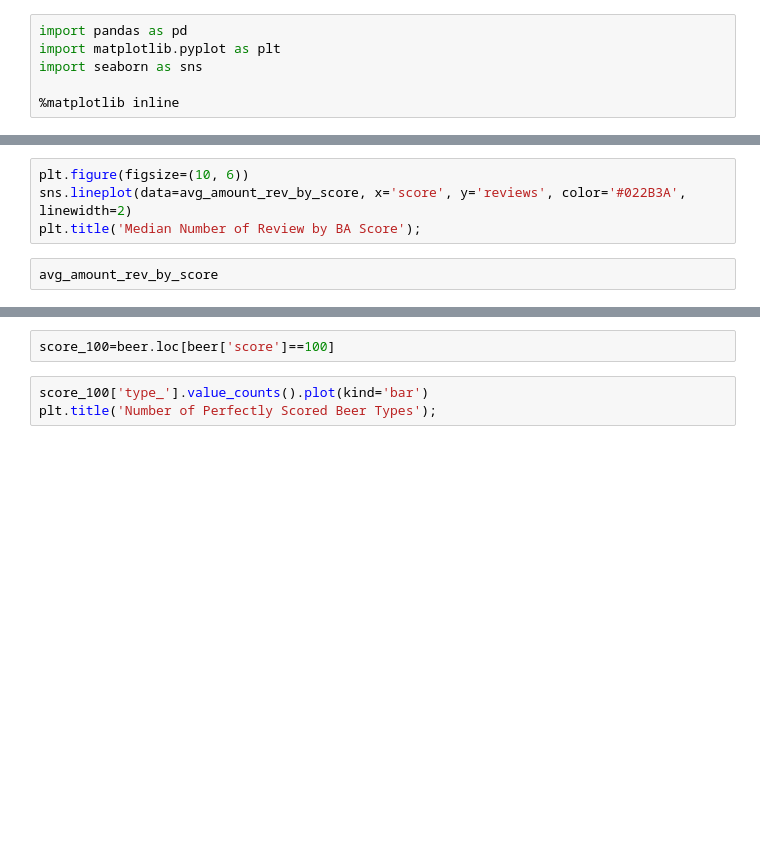
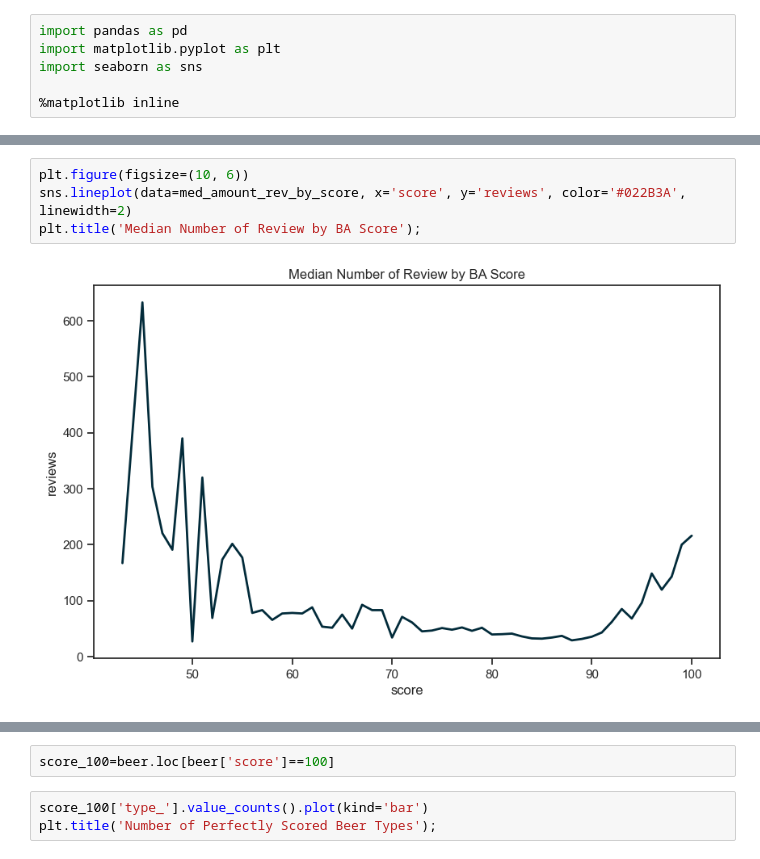
Before and after one commit to megyg6/sovereign-of-suds, a Jupyter notebook: notebooks/sov_beer_eda_2.ipynb, the cells around one changed output, grey strips where cells are left out. Drawn from its saved outputs; the diff is of its cells as text; blank space fills up the shorter version.

```diff
--- a/notebooks/sov_beer_eda_2.ipynb
+++ b/notebooks/sov_beer_eda_2.ipynb
@@ -56,10 +168,10 @@ avg_amount_rev_by_score = pd.DataFrame(avg_amount_rev_by_score).reset_index()
 #avg # of reviews per score
 # %%
 plt.figure(figsize=(10, 6))
-sns.lineplot(data=avg_amount_rev_by_score, x='score', y='reviews', color='#022B3A', linewidth=2)
+sns.lineplot(data=med_amount_rev_by_score, x='score', y='reviews', color='#022B3A', linewidth=2)
 plt.title('Median Number of Review by BA Score');
+# %% [output]
+[figure, added]
-# %%
-avg_amount_rev_by_score
 # %%
 sns.set(style="ticks", color_codes=True)
 
```
Also changed, not shown: parts of 38 cells of this notebook.
